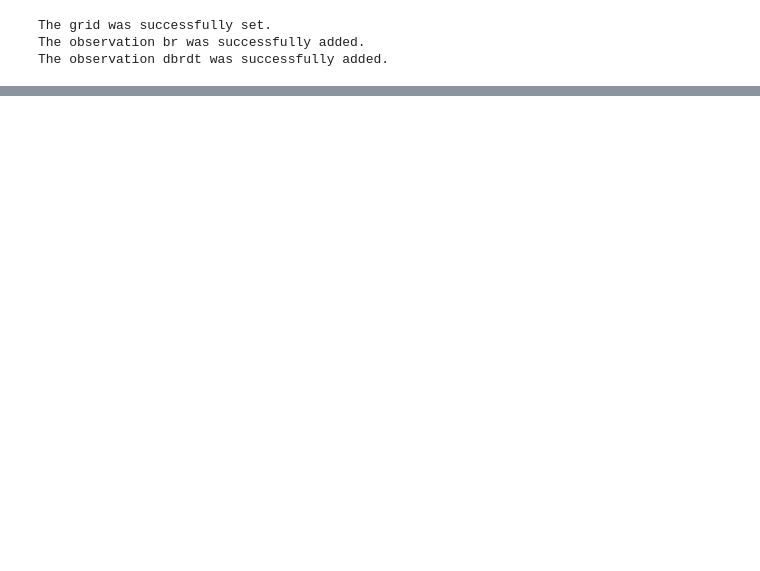
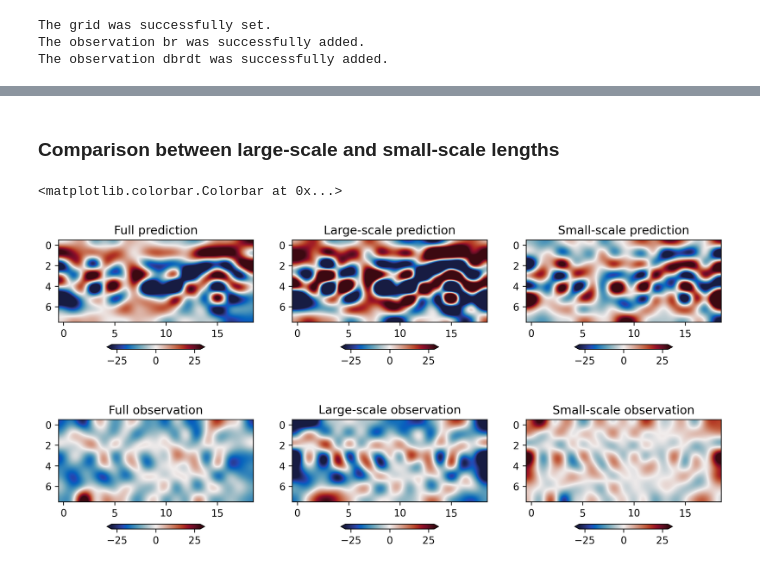
Before and after one commit to RomainClaveau/pygeopinn, a Jupyter notebook: library/example.ipynb, the cells around one changed output, grey strips where cells are left out. Saved outputs shown, nothing was run; the diff lists cells and outputs as text; code cells hidden in the pictures; blank space fills up the shorter version.

```diff
--- a/library/example.ipynb
+++ b/library/example.ipynb
@@ -78,0 +95,46 @@ plt.tight_layout()
+# %% [markdown]
+### Comparison between large-scale and small-scale lengths
+# %%
+from torch import tensor
+
+quantity = "uφ"
+
+prediction = predictions[quantity]
+observation = observations[quantity]
+
+xcos, xsin = pinns.spectral.forward(tensor(prediction), 13)
+xcos_obs, xsin_obs = pinns.spectral.forward(tensor(observation), 13)
+
+large_scale_prediction = pinns.spectral.backward(xcos, xsin, 13).detach().numpy()
+large_scale_observation = pinns.spectral.backward(xcos_obs, xsin_obs, 13).detach().numpy()
+
+vmax = abs(observation).max()
+kwargs = {"cmap": cmocean.cm.balance, "interpolation": "lanczos", "vmin": -vmax, "vmax": vmax}
+
+fig, axes = plt.subplots(2, 3, dpi=300, figsize=(12, 6))
+
+im0 = axes[0,0].imshow(prediction, **kwargs)
+im1 = axes[0,1].imshow(large_scale_prediction, **kwargs)
+im2 = axes[0,2].imshow(prediction - large_scale_prediction, **kwargs)
+
+im3 = axes[1,0].imshow(observation, **kwargs)
+im4 = axes[1,1].imshow(large_scale_observation, **kwargs)
+im5 = axes[1,2].imshow(observation - large_scale_observation, **kwargs)
+
+axes[0,0].set_title("Full prediction")
+axes[0,1].set_title("Large-scale prediction")
+axes[0,2].set_title("Small-scale prediction")
+
+axes[1,0].set_title("Full observation")
+axes[1,1].set_title("Large-scale observation")
+axes[1,2].set_title("Small-scale observation")
+
+plt.colorbar(im0, orientation="horizontal", shrink=0.5, extend="both")
+plt.colorbar(im1, orientation="horizontal", shrink=0.5, extend="both")
+plt.colorbar(im2, orientation="horizontal", shrink=0.5, extend="both")
+plt.colorbar(im3, orientation="horizontal", shrink=0.5, extend="both")
+plt.colorbar(im4, orientation="horizontal", shrink=0.5, extend="both")
+plt.colorbar(im5, orientation="horizontal", shrink=0.5, extend="both")
+# %% [output]
+<matplotlib.colorbar.Colorbar at 0x...>
+[figure, added]
```
Also changed, not shown: parts of 5 cells of this notebook, 1 other file.
